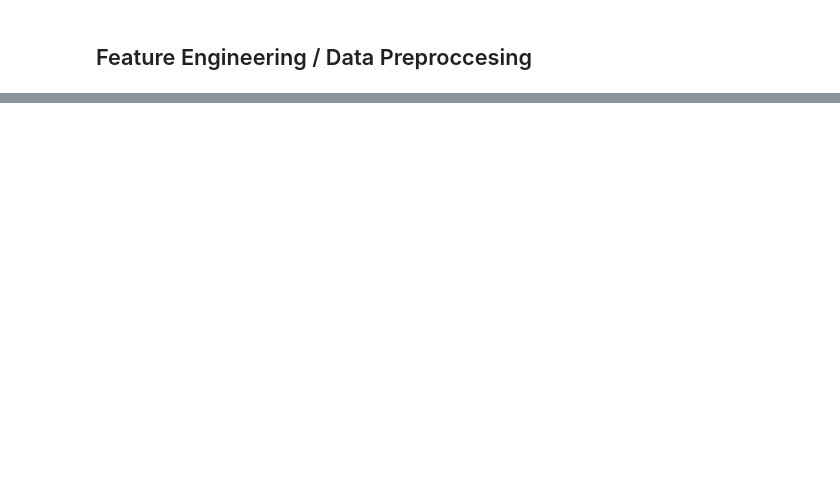
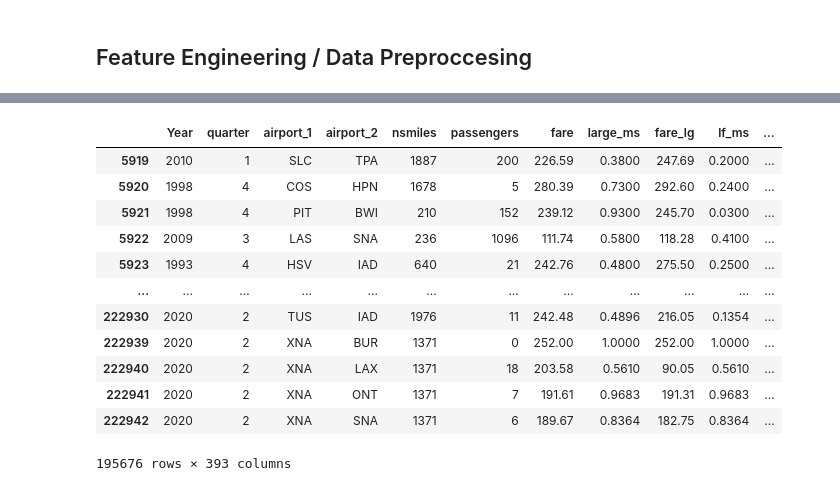
Before and after one commit to lcbean/flight-price-model, a Jupyter notebook: main.ipynb, the cells around one changed output, grey strips where cells are left out. Drawn from its saved outputs; the diff is of its cells as text; code cells hidden in the pictures; blank space fills up the shorter version.

```diff
--- a/main.ipynb
+++ b/main.ipynb
@@ -740,0 +676,4 @@ df = df_no_outliers
+# %%
+list2 = ['city1', 'city2']
+for i in list2:
+    print(df[[i]].value_counts(), '\n')
@@ -740,0 +698,17 @@ df = df_no_outliers
+# %%
+df = pd.get_dummies(data=df, columns=list2, drop_first=True)
+df
+# %% [output]
+|  | Year | quarter | airport_1 | airport_2 | nsmiles | passengers | fare | large_ms | fare_lg | lf_ms | ... |
+| 5919 | 2010 | 1 | SLC | TPA | 1887 | 200 | 226.59 | 0.3800 | 247.69 | 0.2000 | ... |
+| 5920 | 1998 | 4 | COS | HPN | 1678 | 5 | 280.39 | 0.7300 | 292.60 | 0.2400 | ... |
+| 5921 | 1998 | 4 | PIT | BWI | 210 | 152 | 239.12 | 0.9300 | 245.70 | 0.0300 | ... |
+| 5922 | 2009 | 3 | LAS | SNA | 236 | 1096 | 111.74 | 0.5800 | 118.28 | 0.4100 | ... |
+| 5923 | 1993 | 4 | HSV | IAD | 640 | 21 | 242.76 | 0.4800 | 275.50 | 0.2500 | ... |
+| ... | ... | ... | ... | ... | ... | ... | ... | ... | ... | ... | ... |
+| 222930 | 2020 | 2 | TUS | IAD | 1976 | 11 | 242.48 | 0.4896 | 216.05 | 0.1354 | ... |
+| 222939 | 2020 | 2 | XNA | BUR | 1371 | 0 | 252.00 | 1.0000 | 252.00 | 1.0000 | ... |
+| 222940 | 2020 | 2 | XNA | LAX | 1371 | 18 | 203.58 | 0.5610 | 90.05 | 0.5610 | ... |
+| 222941 | 2020 | 2 | XNA | ONT | 1371 | 7 | 191.61 | 0.9683 | 191.31 | 0.9683 | ... |
+| 222942 | 2020 | 2 | XNA | SNA | 1371 | 6 | 189.67 | 0.8364 | 182.75 | 0.8364 | ... |
+195676 rows × 393 columns
```
Also changed, not shown: parts of 77 cells of this notebook.
